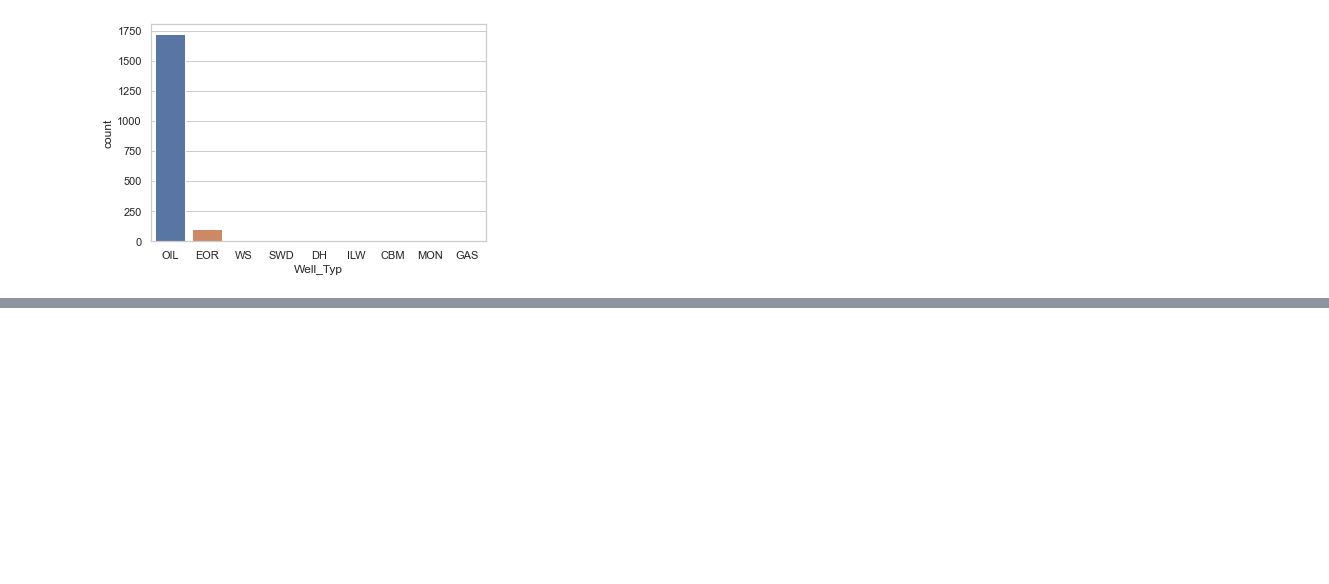
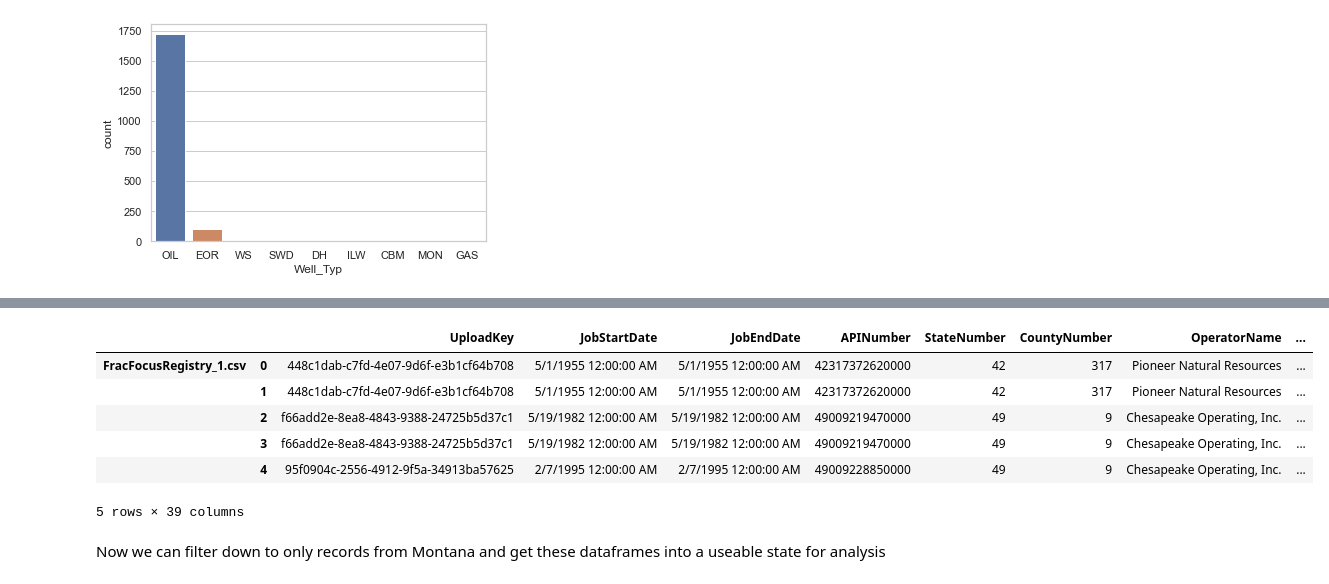
Before and after one commit to jromani-ds/MT_Oil, a Jupyter notebook: DataCollection.ipynb, the cells around one changed output, grey strips where cells are left out. Saved outputs shown, nothing was run; the diff lists cells and outputs as text; code cells hidden in the pictures; blank space fills up the shorter version.

Commit message:
Added in reading of FracFocus Data

```diff
--- a/DataCollection.ipynb
+++ b/DataCollection.ipynb
@@ -270,0 +274,13 @@ ax = sns.countplot(x="Well_Typ", data=hz_wells)
+# %%
+url = 'https://fracfocusdata.org/digitaldownload/FracFocusCSV.zip'
+file_name = 'FracFocusCSV.zip'
+
+# extracting zipfile from URL
+with urlopen(url) as response, open(file_name, 'wb') as out_file:
+    shutil.copyfileobj(response, out_file)
+
+    # extracting required files from zipfile and put in dictionary
+    zip_file = zipfile.ZipFile(file_name)
+    dfs = {csv_file.filename: pd.read_csv(zip_file.open(csv_file.filename), low_memory=False)
+    for csv_file in zip_file.infolist()
+    if csv_file.filename.endswith('.csv')}
@@ -270,0 +305,15 @@ ax = sns.countplot(x="Well_Typ", data=hz_wells)
+# %%
+FracFocusRegistry_keys =[item for item in list(dfs.keys()) if 'registryupload' not in item]
+FracFocusRegistry_dict ={x:dfs[x] for x in FracFocusRegistry_keys}
+FracFocusRegistry_df = pd.concat(FracFocusRegistry_dict, axis=0)
+FracFocusRegistry_df.head()
+# %% [output]
+|  |  | UploadKey | JobStartDate | JobEndDate | APINumber | StateNumber | CountyNumber | OperatorName | ... |
+| FracFocusRegistry_1.csv | 0 | 448c1dab-c7fd-4e07-9d6f-e3b1cf64b708 | 5/1/1955 12:00:00 AM | 5/1/1955 12:00:00 AM | 42317372620000 | 42 | 317 | Pioneer Natural Resources | ... |
+|  | 1 | 448c1dab-c7fd-4e07-9d6f-e3b1cf64b708 | 5/1/1955 12:00:00 AM | 5/1/1955 12:00:00 AM | 42317372620000 | 42 | 317 | Pioneer Natural Resources | ... |
+|  | 2 | f66add2e-8ea8-4843-9388-24725b5d37c1 | 5/19/1982 12:00:00 AM | 5/19/1982 12:00:00 AM | 49009219470000 | 49 | 9 | Chesapeake Operating, Inc. | ... |
+|  | 3 | f66add2e-8ea8-4843-9388-24725b5d37c1 | 5/19/1982 12:00:00 AM | 5/19/1982 12:00:00 AM | 49009219470000 | 49 | 9 | Chesapeake Operating, Inc. | ... |
+|  | 4 | 95f0904c-2556-4912-9f5a-34913ba57625 | 2/7/1995 12:00:00 AM | 2/7/1995 12:00:00 AM | 49009228850000 | 49 | 9 | Chesapeake Operating, Inc. | ... |
+5 rows × 39 columns
+# %% [markdown]
+Now we can filter down to only records from Montana and get these dataframes into a useable state for analysis
```
Also changed, not shown: parts of 3 cells of this notebook.
